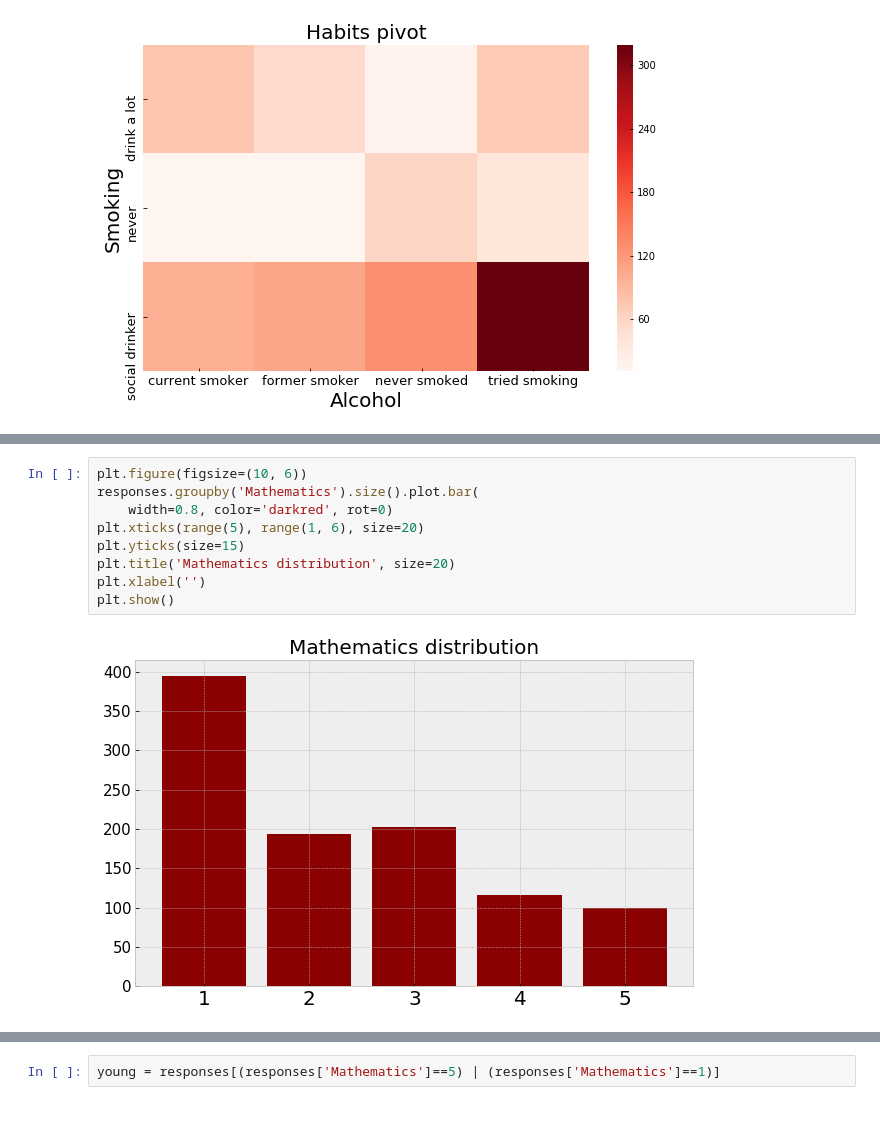
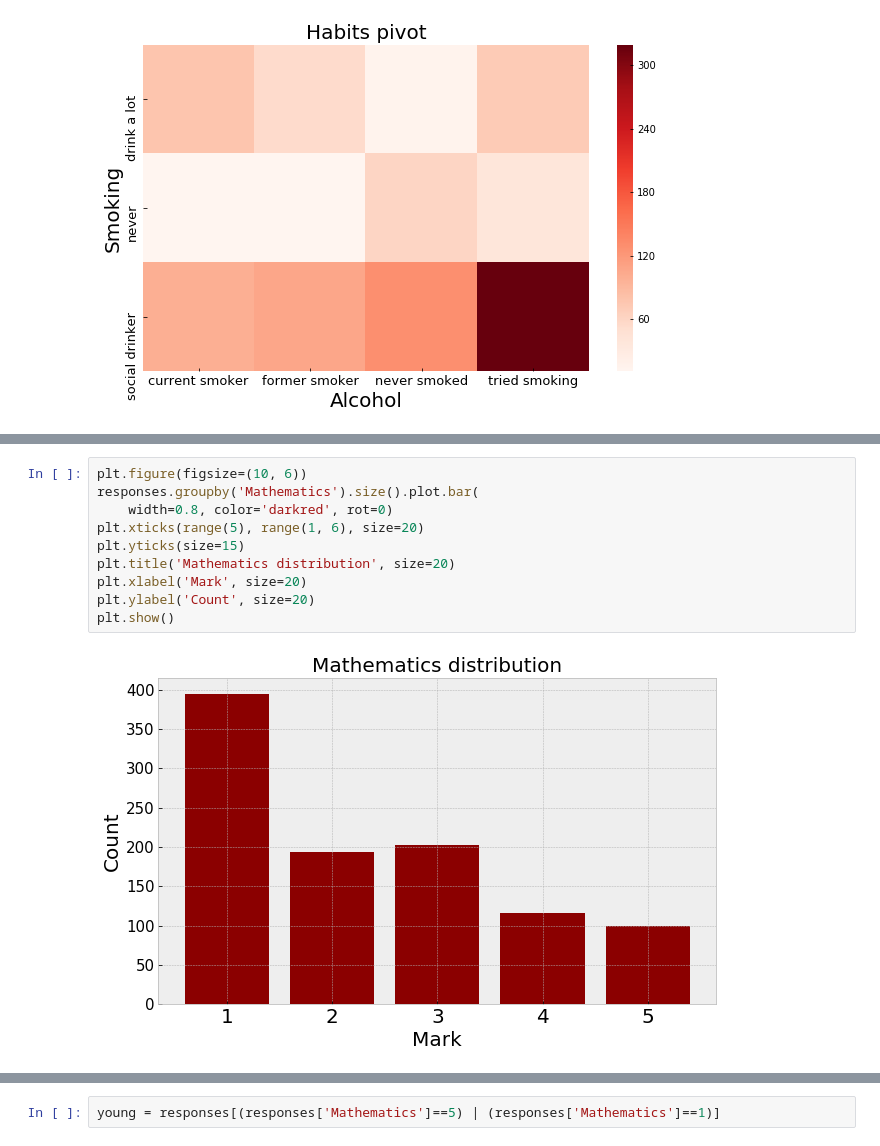
Before and after one commit to eugenbobrov/pzad2017, a Jupyter notebook: task2/matematiki.ipynb, the cells around one changed output, grey strips where cells are left out. Saved outputs shown, nothing was run; the diff lists cells and outputs as text; blank space fills up the shorter version.

```diff
--- a/task2/matematiki.ipynb
+++ b/task2/matematiki.ipynb
@@ -137,14 +137,15 @@ plt.show()
 # %%
 plt.figure(figsize=(10, 6))
 responses.groupby('Mathematics').size().plot.bar(
     width=0.8, color='darkred', rot=0)
 plt.xticks(range(5), range(1, 6), size=20)
 plt.yticks(size=15)
 plt.title('Mathematics distribution', size=20)
-plt.xlabel('')
+plt.xlabel('Mark', size=20)
+plt.ylabel('Count', size=20)
 plt.show()
 # %% [output]
-[figure, old version]
+[figure, new version]
 # %%
 alcohol = [responses[responses['Mathematics'] == j].groupby(
     'Alcohol').size().values for j in range(1, 6)]
```
Also changed, not shown: parts of 9 cells of this notebook, 3 other files.
